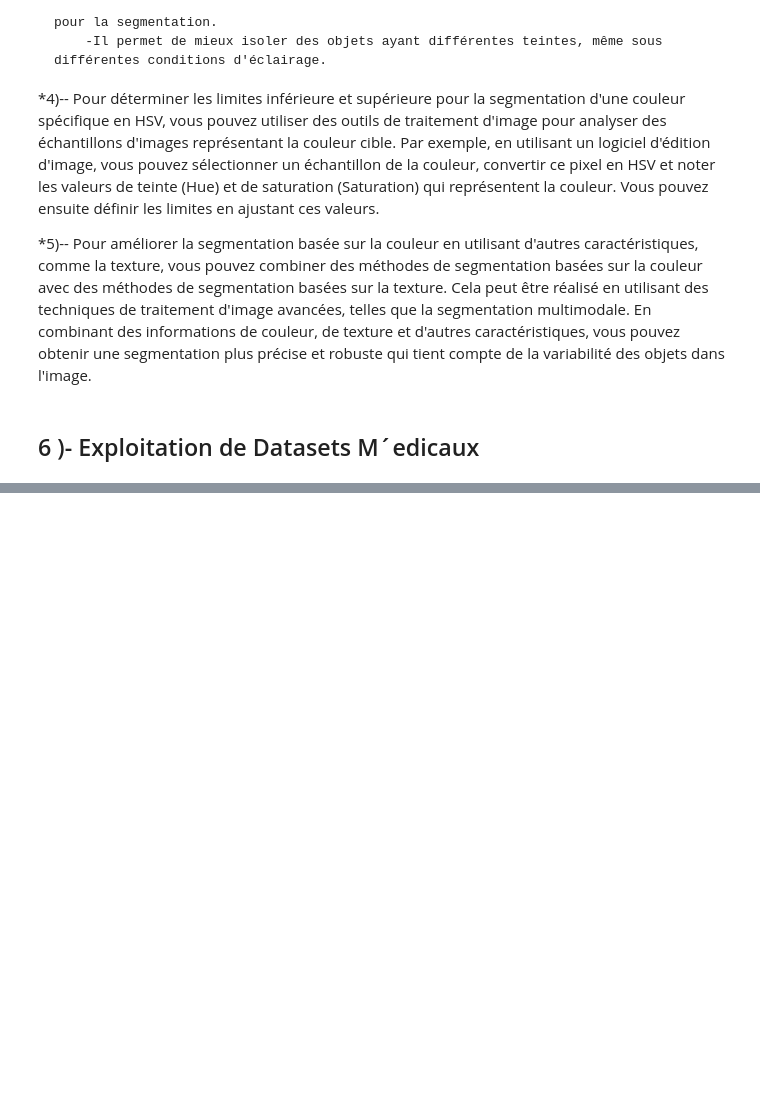
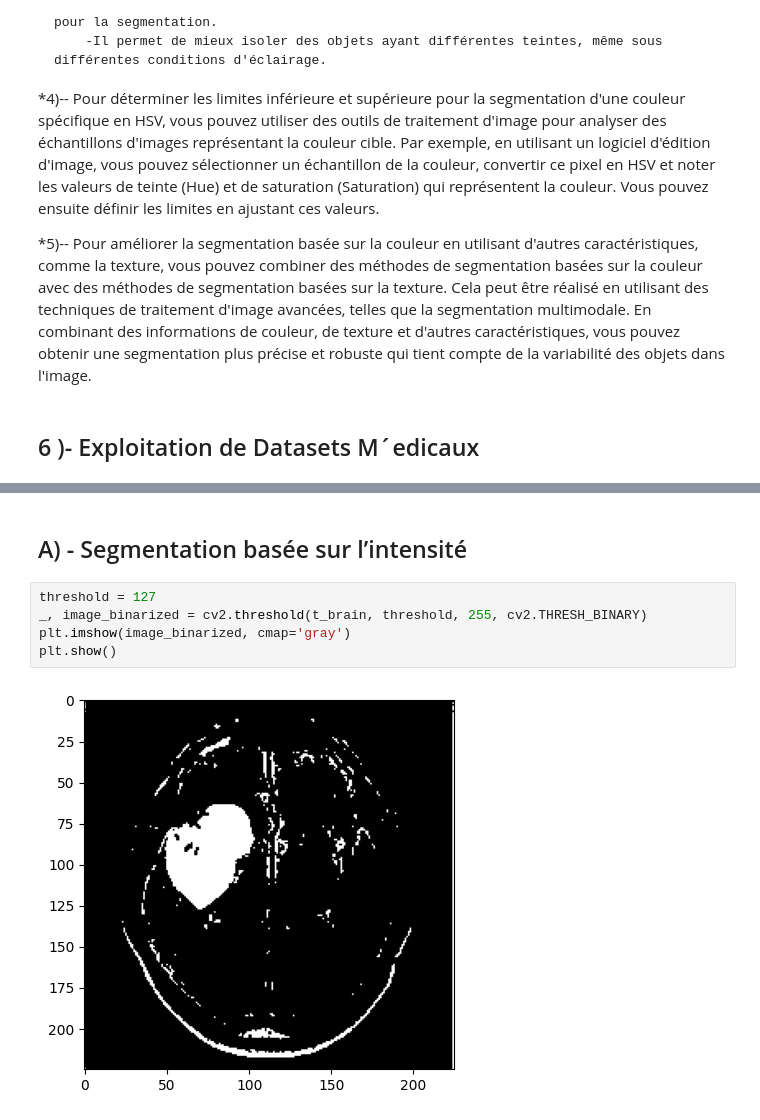
Before and after one commit to youssefdahmou/image-segmentation, a Jupyter notebook: Untitled.ipynb, the cells around one changed output, grey strips where cells are left out. Cells and saved outputs as stored; diff of their text form; blank space fills up the shorter version.

```diff
--- a/Untitled.ipynb
+++ b/Untitled.ipynb
@@ -283,0 +284,9 @@ plt.show()
+# %% [markdown]
+##  A) - Segmentation basée sur l’intensité
+# %%
+threshold = 127
+_, image_binarized = cv2.threshold(t_brain, threshold, 255, cv2.THRESH_BINARY)
+plt.imshow(image_binarized, cmap='gray')
+plt.show()
+# %% [output]
+[figure, added]
```
Also changed, not shown: parts of 3 cells of this notebook.
